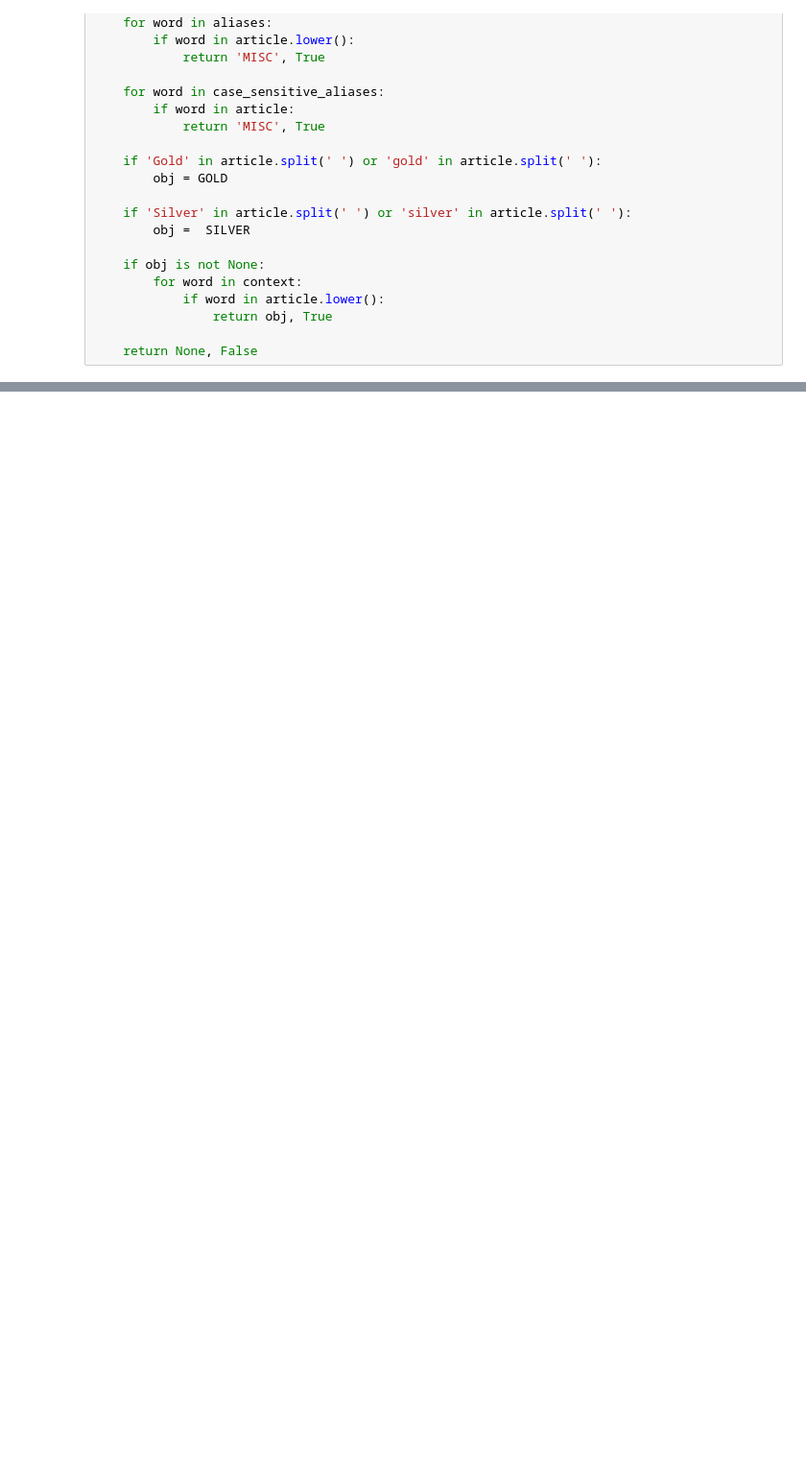
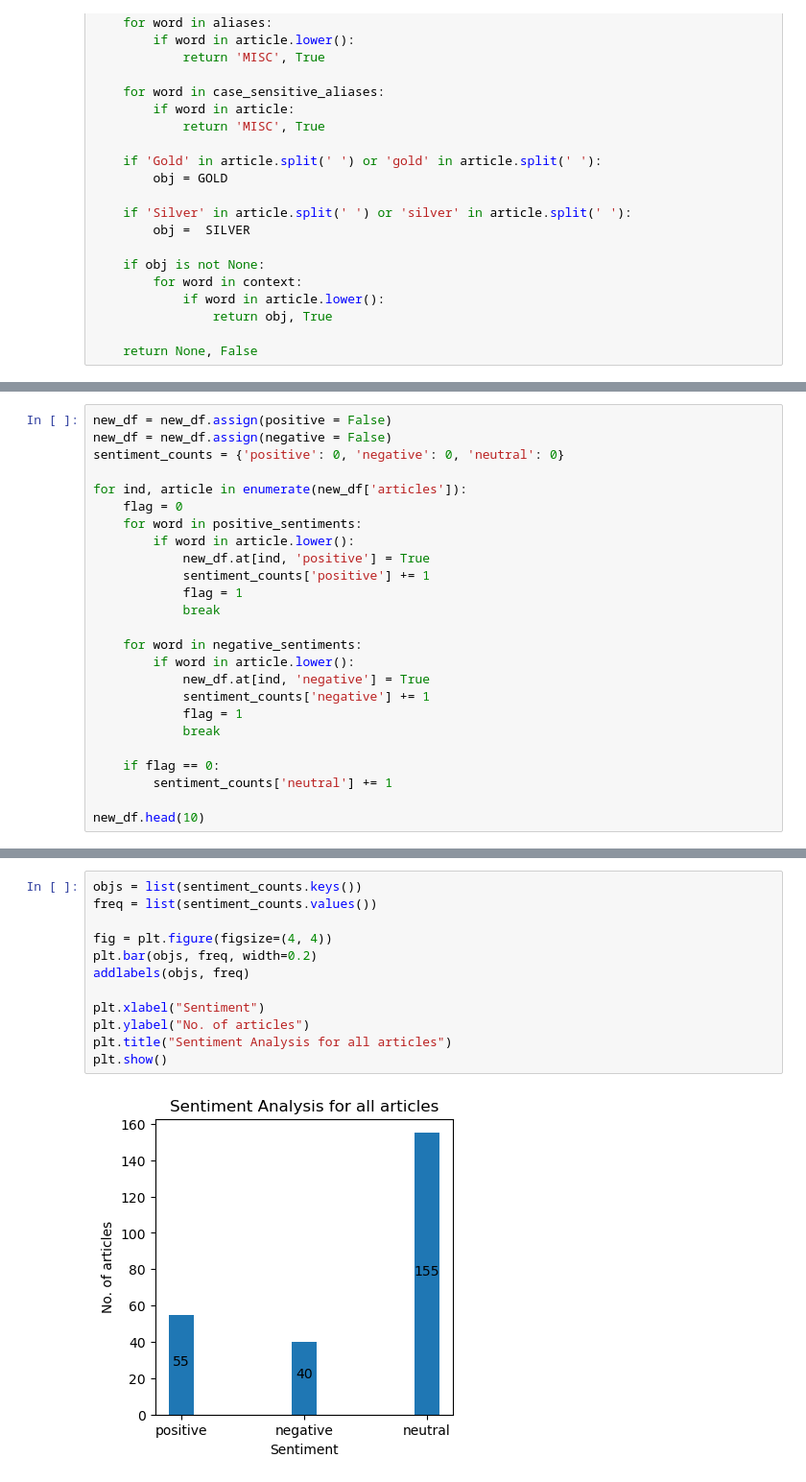
Before and after one commit to OrionStar25/NLP-for-Finance, a Jupyter notebook: 1_nlp_task/solution.ipynb, the cells around one changed output, grey strips where cells are left out. Shown at 96% size. Cells and saved outputs as stored; diff of their text form; blank space fills up the shorter version.

Commit message:
finish sentiment analysis

```diff
--- a/1_nlp_task/solution.ipynb
+++ b/1_nlp_task/solution.ipynb
@@ -598,0 +615,25 @@ sentiment = {
+# %%
+new_df = new_df.assign(positive = False)
+new_df = new_df.assign(negative = False)
+sentiment_counts = {'positive': 0, 'negative': 0, 'neutral': 0}
+
+for ind, article in enumerate(new_df['articles']):
+    flag = 0
+    for word in positive_sentiments:
+        if word in article.lower():
+            new_df.at[ind, 'positive'] = True
+            sentiment_counts['positive'] += 1
+            flag = 1
+            break
+
+    for word in negative_sentiments:
+        if word in article.lower():
+            new_df.at[ind, 'negative'] = True
+            sentiment_counts['negative'] += 1
+            flag = 1
+            break
+
+    if flag == 0:
+        sentiment_counts['neutral'] += 1
+
+new_df.head(10)
@@ -598,0 +652,14 @@ sentiment = {
+# %%
+objs = list(sentiment_counts.keys())
+freq = list(sentiment_counts.values())
+
+fig = plt.figure(figsize=(4, 4))
+plt.bar(objs, freq, width=0.2)
+addlabels(objs, freq)
+
+plt.xlabel("Sentiment")
+plt.ylabel("No. of articles")
+plt.title("Sentiment Analysis for all articles")
+plt.show()
+# %% [output]
+[figure, added]
```
Also changed, not shown: parts of 17 cells of this notebook, 4 other files.
